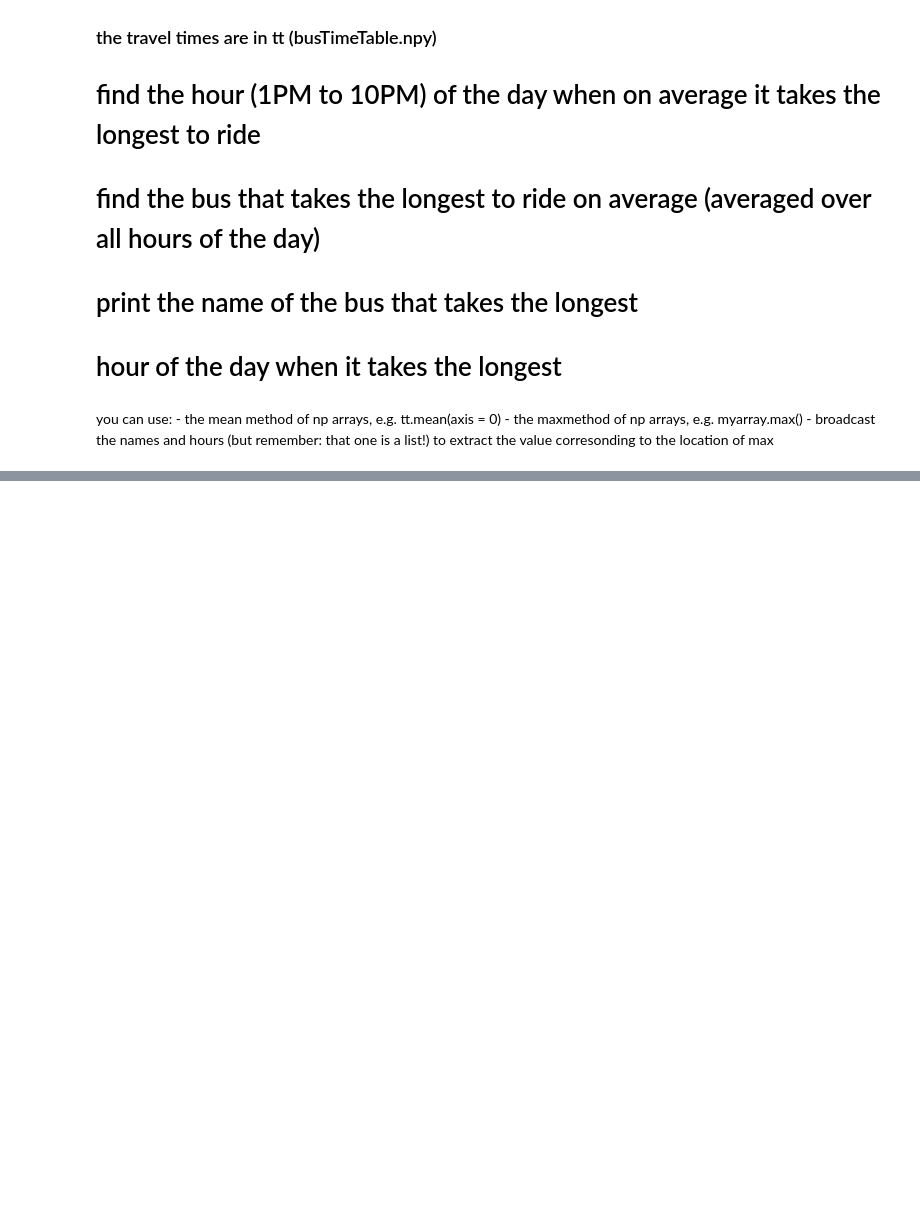
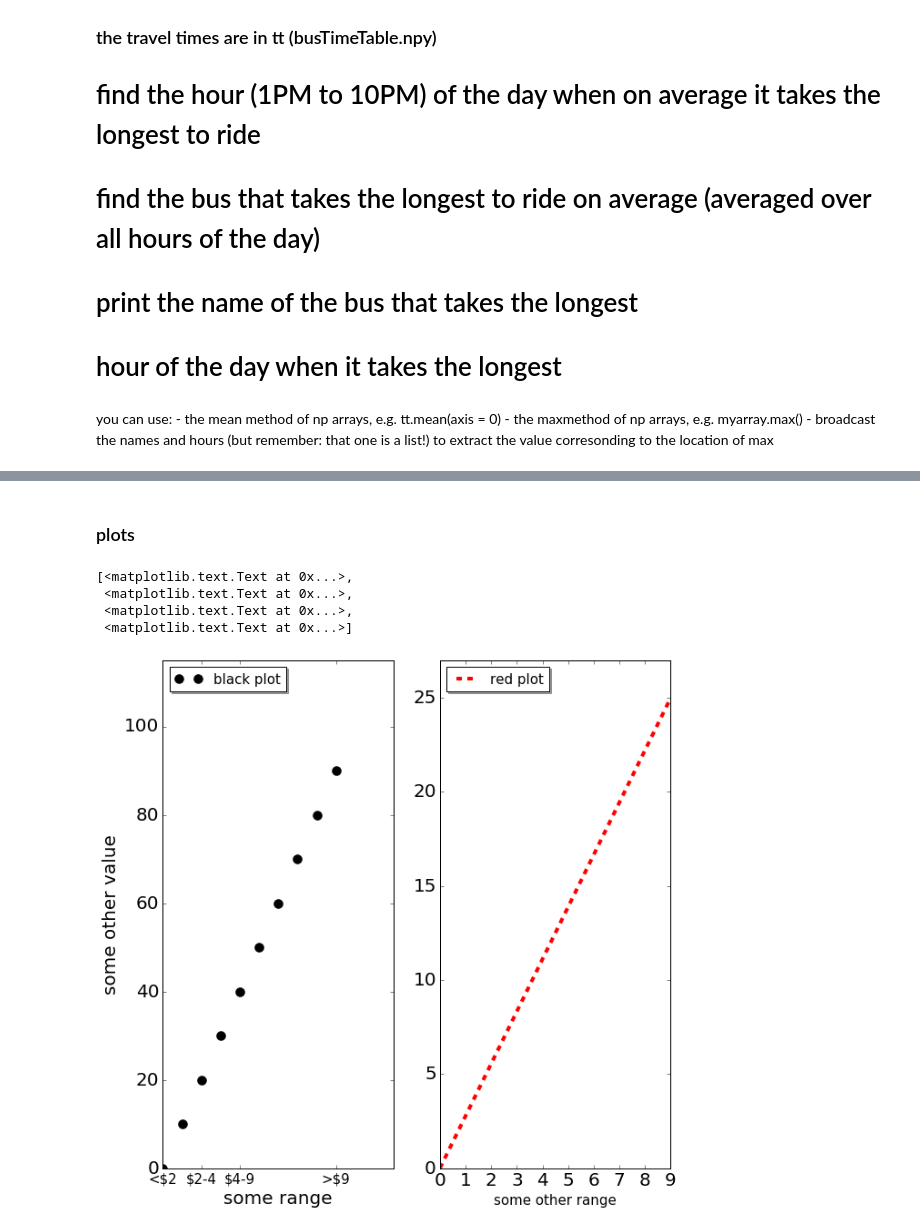
Before and after one commit to fedhere/PyBOOT, a Jupyter notebook: inclassNB.ipynb, the cells around one changed output, grey strips where cells are left out. Cells and saved outputs as stored; diff of their text form; code cells hidden in the pictures; blank space fills up the shorter version.

```diff
--- a/inclassNB.ipynb
+++ b/inclassNB.ipynb
@@ -339,5 +791,6 @@ busAverages2 = [(i, bus) for i, bus in enumerate(busses)]
 # %%
 import pylab as pl
 %pylab inline
-s = {'font.size': 20}
-pylab.rcParams.update(s)
+
+#rcParams is adictionary hosting the pylab settings
+pylab.rcParams
@@ -344,22 +816,38 @@ pylab.rcParams.update(s)
+# %%
+# changing default settings with rcParams
+s = {'font.size': 20, 'figure.figsize': (10,10)}
+pylab.rcParams.update(s)
+# %% [markdown]
+### plots
 # %%
 myx = np.arange(10)
 myy1 = np.arange(0, 100, 10)
 myy2 = np.linspace(0, 25, 10)
 # %%
+#create a figure object, so you can referto it later
 fig = pl.figure()
+#populate it with subplots as axis objects
 ax1 = fig.add_subplot(121)
 ax2 = fig.add_subplot(122)
 
 ax1.plot(myx, myy1, 'ko', ms=10, label='black plot')#, color='IndianRed')
 ax2.plot(myx, myy2, 'r--', ms=20, label='red plot', lw=4)#, color='SteelBlue')
 
 ax1.set_xlabel("some range")
 ax2.set_xlabel("some other range", fontsize = 15)
+ax1.set_ylabel("some value")
+ax1.set_ylabel("some other value")
 
-ax1.set_xticks([0,2,4,9])
-ax1.set_xlim((0,12))
-ax1.set_ylim((0,115))
-ax2.set_ylim((0,27))
-ax1.legend(fontsize = 10, loc='upper left', shadow=True)
-ax2.legend(fontsize = 10, loc='upper left', shadow=True)
-#ax1.set_xticklabels(['<$3000','$3-5,000','5-10,000','$10,000'])
+ax1.set_xticks([0, 2, 4, 9])
+ax1.set_xlim((0, 12))
+ax1.set_ylim((0, 115))
+ax2.set_ylim((0, 27))
+ax1.legend(fontsize = 15, loc='upper left', shadow=True)
+ax2.legend(fontsize = 15, loc='upper left', shadow=True)
+ax1.set_xticklabels(['<$2','$2-4','$4-9','>$9'], fontsize=15)
+# %% [output]
+[<matplotlib.text.Text at 0x...>,
+ <matplotlib.text.Text at 0x...>,
+ <matplotlib.text.Text at 0x...>,
+ <matplotlib.text.Text at 0x...>]
+[figure, added]
```
Also changed, not shown: parts of 126 cells of this notebook.
